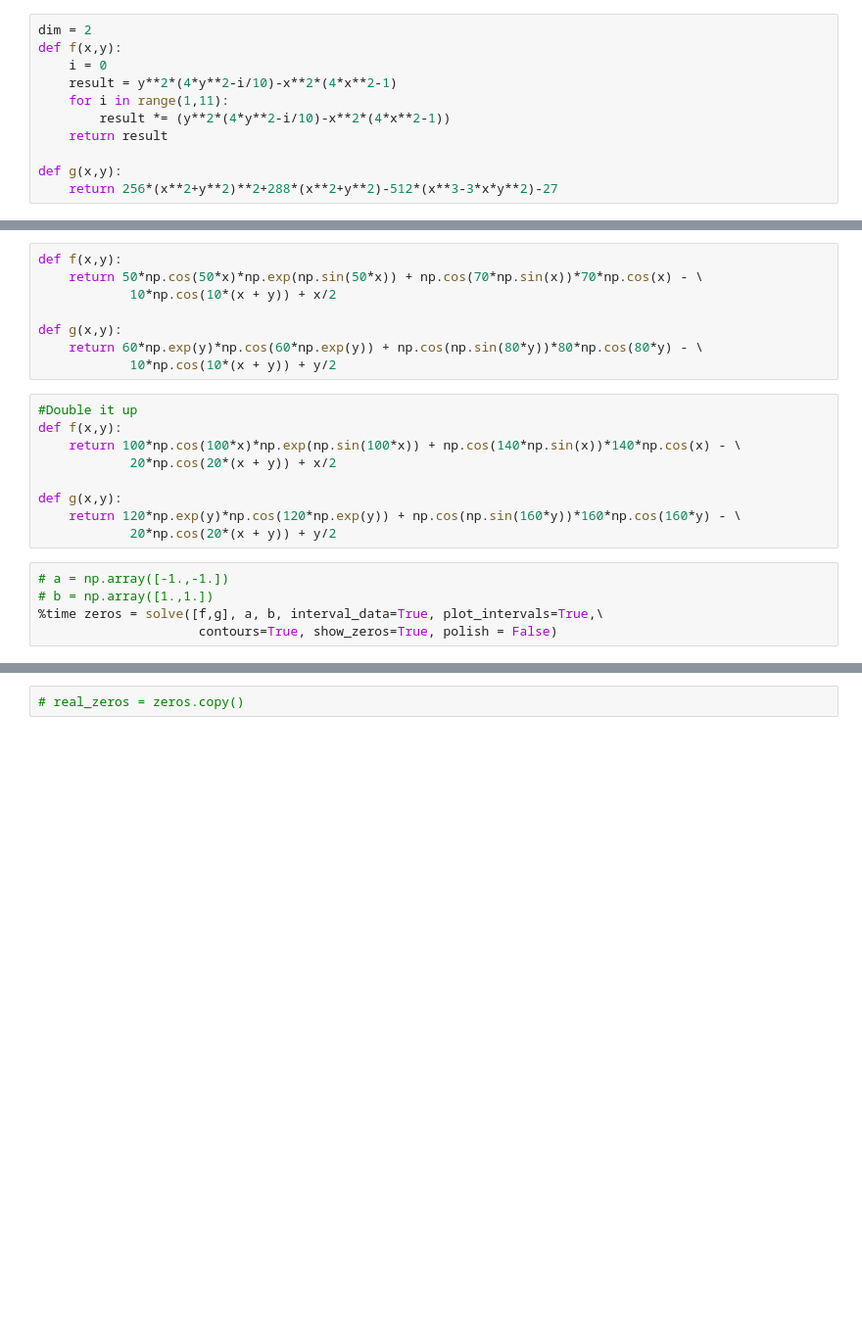
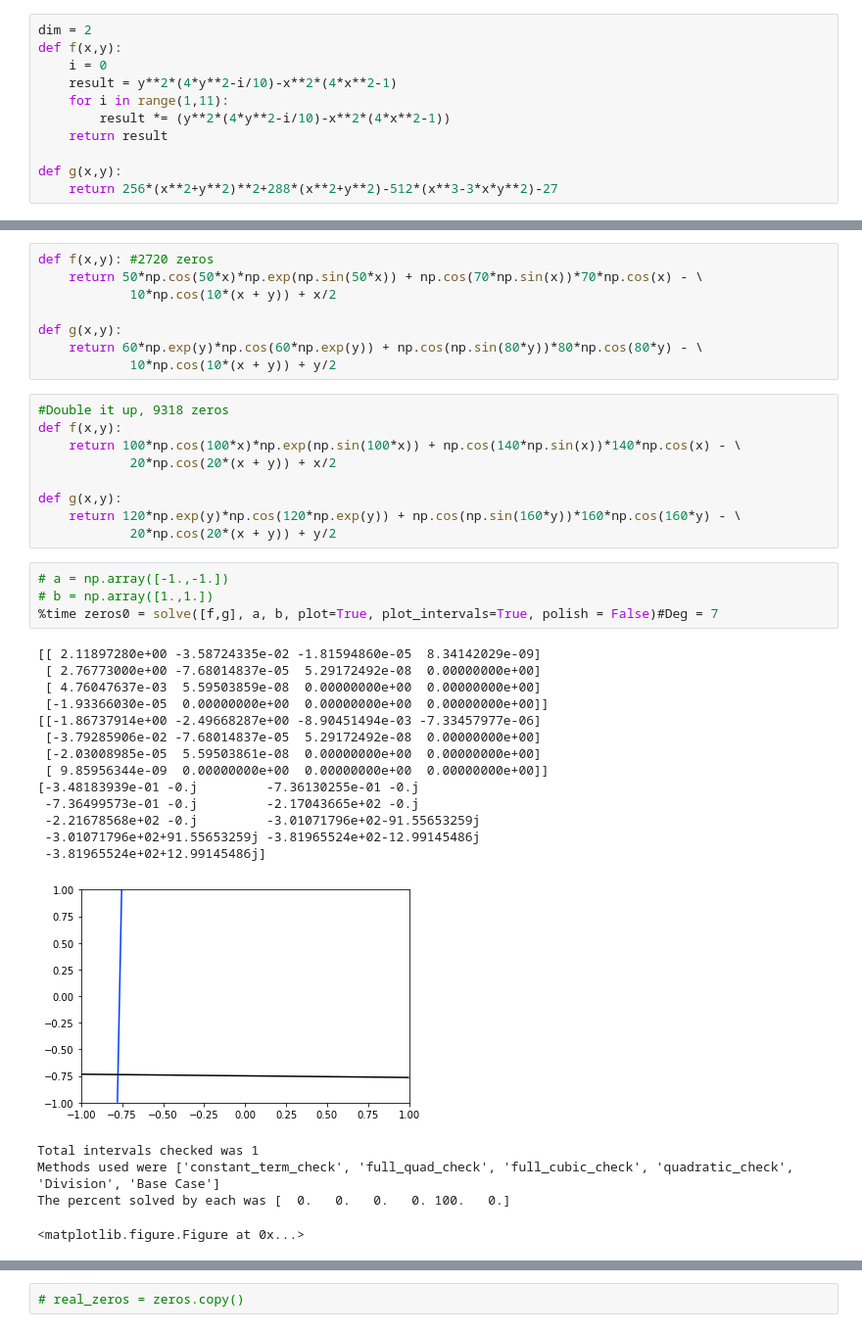
Before and after one commit to tylerjarvis/RootFinding, a Jupyter notebook: TestStuff.ipynb, the cells around one changed output, grey strips where cells are left out. Shown at 98% size. Cells and saved outputs as stored; diff of their text form; blank space fills up the shorter version.

```diff
--- a/TestStuff.ipynb
+++ b/TestStuff.ipynb
@@ -364,5 +368,5 @@ get_interval(steps)
 # %%
-def f(x,y):
+def f(x,y): #2720 zeros
     return 50*np.cos(50*x)*np.exp(np.sin(50*x)) + np.cos(70*np.sin(x))*70*np.cos(x) - \
             10*np.cos(10*(x + y)) + x/2
 
@@ -370,7 +374,7 @@ def g(x,y):
     return 60*np.exp(y)*np.cos(60*np.exp(y)) + np.cos(np.sin(80*y))*80*np.cos(80*y) - \
             10*np.cos(10*(x + y)) + y/2
 # %%
-#Double it up
+#Double it up, 9318 zeros
 def f(x,y):
     return 100*np.cos(100*x)*np.exp(np.sin(100*x)) + np.cos(140*np.sin(x))*140*np.cos(x) - \
             20*np.cos(20*(x + y)) + x/2
@@ -381,5 +385,23 @@ def g(x,y):
 # %%
 # a = np.array([-1.,-1.])
 # b = np.array([1.,1.])
-%time zeros = solve([f,g], a, b, interval_data=True, plot_intervals=True,\
-                     contours=True, show_zeros=True, polish = False)
+%time zeros0 = solve([f,g], a, b, plot=True, plot_intervals=True, polish = False)#Deg = 7
+# %% [output]
+[[ 2.11897280e+00 -3.58724335e-02 -1.81594860e-05  8.34142029e-09]
+ [ 2.76773000e+00 -7.68014837e-05  5.29172492e-08  0.00000000e+00]
+ [ 4.76047637e-03  5.59503859e-08  0.00000000e+00  0.00000000e+00]
+ [-1.93366030e-05  0.00000000e+00  0.00000000e+00  0.00000000e+00]]
+[[-1.86737914e+00 -2.49668287e+00 -8.90451494e-03 -7.33457977e-06]
+ [-3.79285906e-02 -7.68014837e-05  5.29172492e-08  0.00000000e+00]
+ [-2.03008985e-05  5.59503861e-08  0.00000000e+00  0.00000000e+00]
+ [ 9.85956344e-09  0.00000000e+00  0.00000000e+00  0.00000000e+00]]
+[-3.48183939e-01 -0.j         -7.36130255e-01 -0.j
+ -7.36499573e-01 -0.j         -2.17043665e+02 -0.j
+ -2.21678568e+02 -0.j         -3.01071796e+02-91.55653259j
+ -3.01071796e+02+91.55653259j -3.81965524e+02-12.99145486j
+ -3.81965524e+02+12.99145486j]
+[figure, added]
+Total intervals checked was 1
+Methods used were ['constant_term_check', 'full_quad_check', 'full_cubic_check', 'quadratic_check', 'Division', 'Base Case']
+The percent solved by each was [  0.   0.   0.   0. 100.   0.]
+<matplotlib.figure.Figure at 0x...>
```
Also changed, not shown: parts of 16 cells of this notebook, 3 other files.
